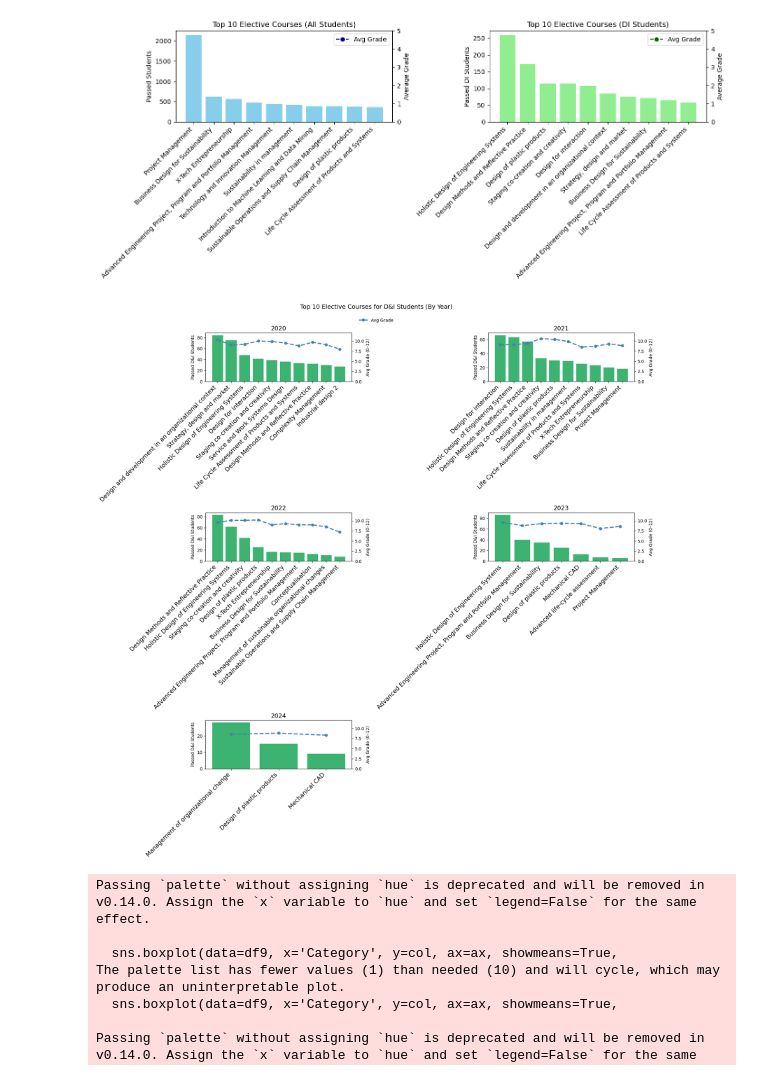
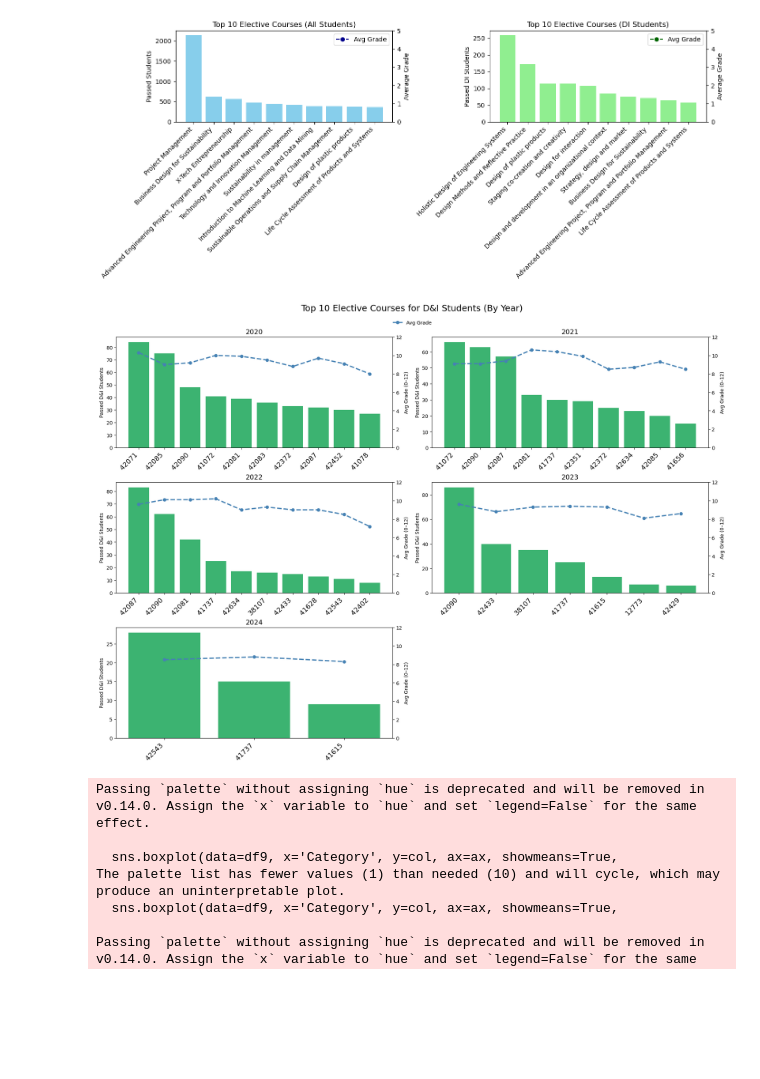
Before and after one commit to Alex-Nielsen-manden/Alex-Nielsen-manden.github.io, a Jupyter notebook: Data load/Final Project B.ipynb, the cells around one changed output. Saved outputs shown, nothing was run; the diff lists cells and outputs as text; code cells hidden in the pictures; blank space fills up the shorter version.

Commit message:
changed course names to course code

```diff
--- a/Data load/Final Project B.ipynb
+++ b/Data load/Final Project B.ipynb
@@ -868,14 +868,14 @@ for i, year in enumerate(years[:6]):  # Limit to first 6 years
     ax.set_title(f'{year}', fontsize=14)
     ax.set_ylim(0, 100)
     ax.set_xticks(range(len(summary)))
-    ax.set_xticklabels(summary['Category'], rotation=45, ha='right', fontsize=12)
+    ax.set_xticklabels(summary['Category'], rotation=45, ha='right', fontsize=14)
     ax.set_ylabel("Percentage of Passed DI Students")
     ax.grid(False)
 
     for bar in bars:
         height = bar.get_height()
         ax.annotate(f'{height:.1f}%', xy=(bar.get_x() + bar.get_width() / 2, height),
-                    xytext=(0, 3), textcoords="offset points", ha='center', va='bottom', fontsize=8)
+                    xytext=(0, 3), textcoords="offset points", ha='center', va='bottom', fontsize=12)
 
 # Remove empty subplots if any
 for j in range(i + 1, len(axes)):
@@ -1037,7 +1037,7 @@ for i, year in enumerate(years[:6]):  # Limit to 6 plots
     df_year = df_n9[df_n9['Year'] == year]
 
     # Group by course
-    summary = df_year.groupby('Course name').agg({
+    summary = df_year.groupby('Course code').agg({
         'Passed DI students': 'sum',
         'Average grade': 'mean'
     }).reset_index()
@@ -1051,36 +1051,36 @@ for i, year in enumerate(years[:6]):  # Limit to 6 plots
 
     # Bar plot for D&I students
     ax1.bar(x, top['Passed DI students'], color='mediumseagreen', zorder=1)
 
     # Line plot for average grade (capture handle for legend)
     line_plot, = ax2.plot(x, top['Average grade'], color='steelblue', marker='o',
                           linestyle='--', linewidth=2.5, zorder=3, label='Avg Grade')
 
     # Formatting for each subplot
     ax1.set_title(f'{year}', fontsize=14)
     ax1.set_ylabel('Passed D&I Students')
     ax2.set_ylabel('Avg Grade (0–12)')
     ax2.set_ylim(0, 12)
 
     ax1.set_xticks(x)
-    ax1.set_xticklabels(top['Course name'], rotation=45, ha='right', fontsize=14)
+    ax1.set_xticklabels(top['Course code'], rotation=45, ha='right', fontsize=14)
 
     ax1.grid(False)
     ax2.grid(False)
 
 # Remove unused subplots if fewer than 6 years
 for j in range(i + 1, len(axes)):
     fig.delaxes(axes[j])
 
 # Add a single shared legend above the subplots, below the suptitle
-fig.suptitle("Top 10 Elective Courses for D&I Students (By Year)", fontsize=14, y=1.03)
+fig.suptitle("Top 10 Elective Courses for D&I Students (By Year)", fontsize=18, y=1.03)
 fig.legend([line_plot], ['Avg Grade'], loc='upper center', bbox_to_anchor=(0.5, 1.015), ncol=1, frameon=False)
 
 # Save and show the figure
 plt.savefig("top_10_electives.png", dpi=300, bbox_inches="tight")
 plt.show()
 # %% [output]
-[figure, old version]
+[figure, new version]
 # %%
 df9 = CD.copy()
 
```
Also changed, not shown: parts of 3 cells of this notebook, 5 other files.
